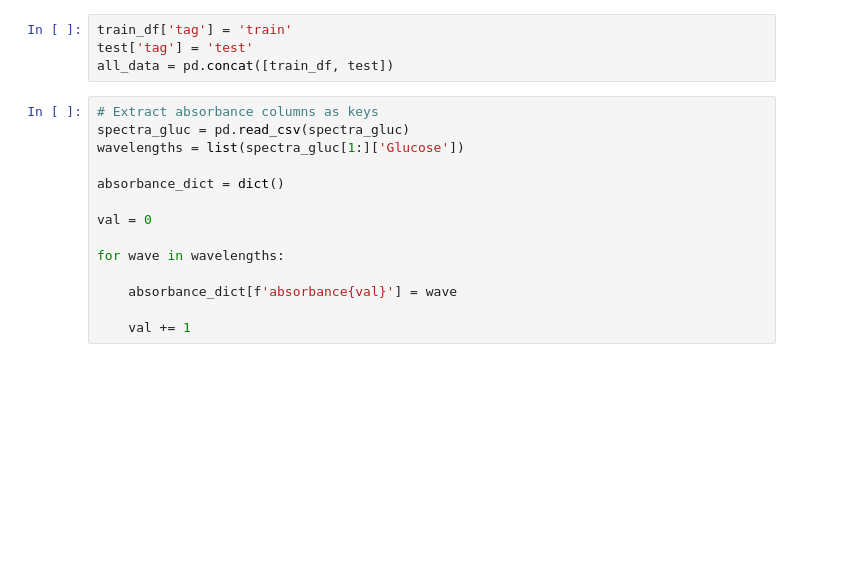
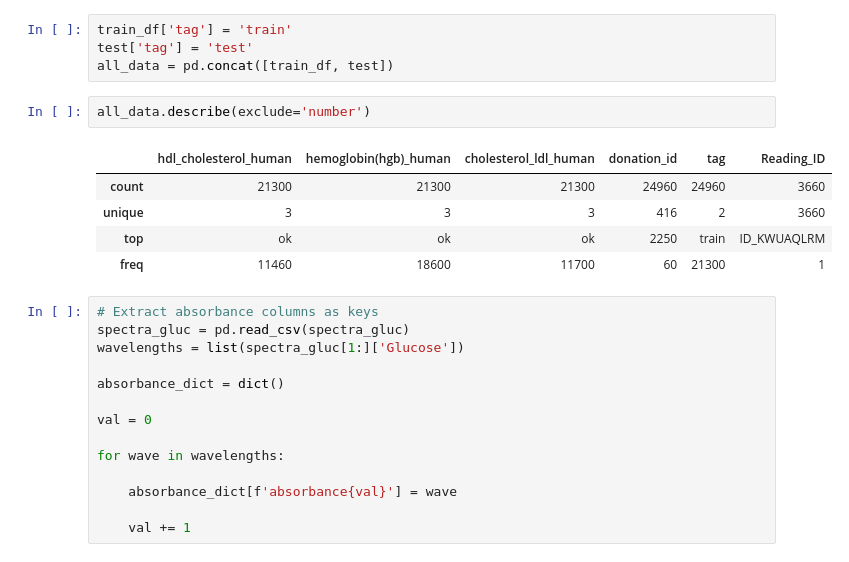
Before and after one commit to Abimbola-ai/Blood-Spectorscopy, a Jupyter notebook: data_cleaning.ipynb, the cells around one changed output. Cells and saved outputs as stored; diff of their text form; blank space fills up the shorter version.

```diff
--- a/data_cleaning.ipynb
+++ b/data_cleaning.ipynb
@@ -196,6 +198,14 @@ train_df = train_df[train_df['std'] <= 0.0086]
 train_df['tag'] = 'train'
 test['tag'] = 'test'
 all_data = pd.concat([train_df, test])
+# %%
+all_data.describe(exclude='number')
+# %% [output]
+|  | hdl_cholesterol_human | hemoglobin(hgb)_human | cholesterol_ldl_human | donation_id | tag | Reading_ID |
+| count | 21300 | 21300 | 21300 | 24960 | 24960 | 3660 |
+| unique | 3 | 3 | 3 | 416 | 2 | 3660 |
+| top | ok | ok | ok | 2250 | train | ID_KWUAQLRM |
+| freq | 11460 | 18600 | 11700 | 60 | 21300 | 1 |
 # %%
 # Extract absorbance columns as keys
 spectra_gluc = pd.read_csv(spectra_gluc)
```
Also changed, not shown: parts of 8 cells of this notebook, 2 other files.
